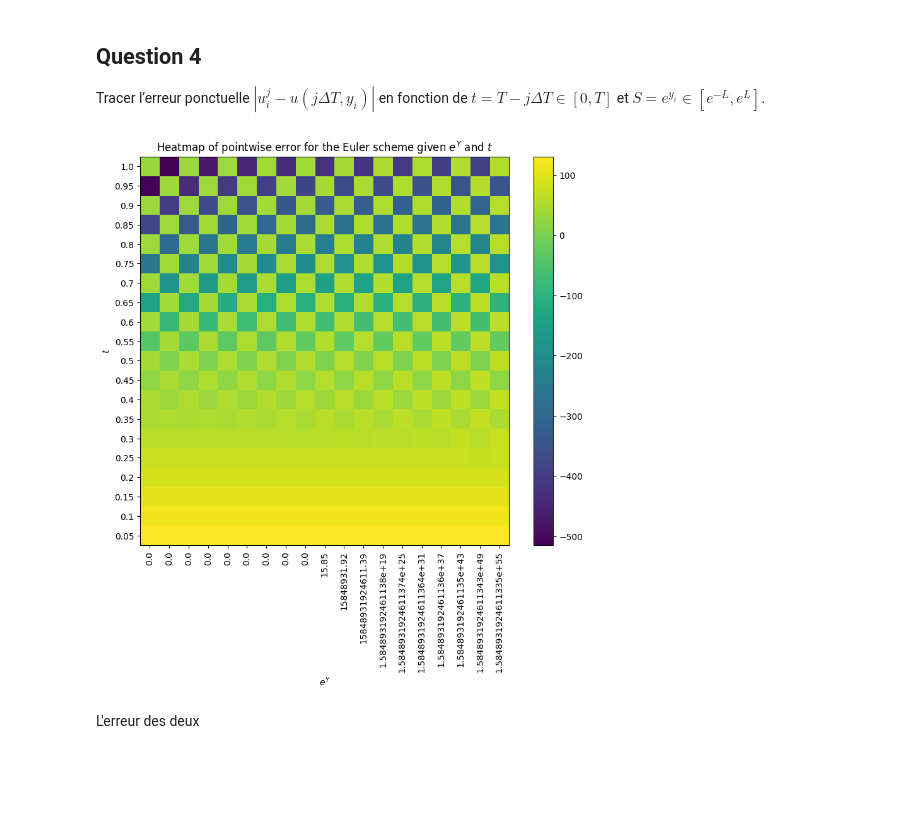
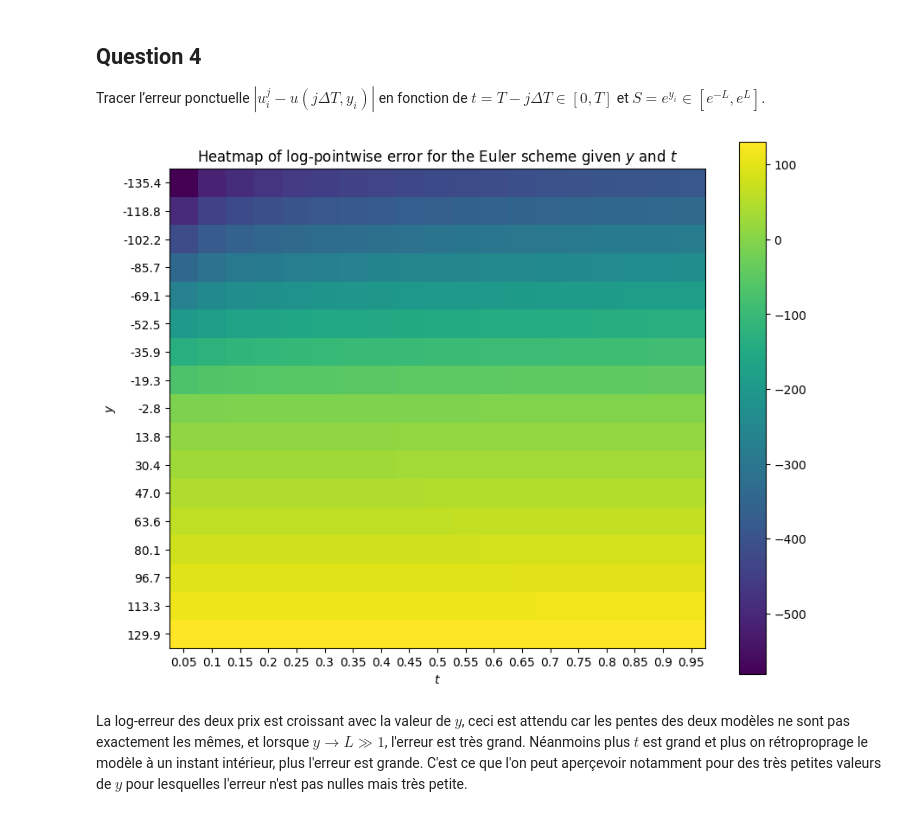
Before and after one commit to kerrianlc/stochastic-proc-fin, a Jupyter notebook: MSF-QIV-LC-M.ipynb, the cells around one changed output. Drawn from its saved outputs; the diff is of its cells as text; code cells hidden in the pictures; blank space fills up the shorter version.

```diff
--- a/MSF-QIV-LC-M.ipynb
+++ b/MSF-QIV-LC-M.ipynb
@@ -58,7 +58,11 @@ def A_matrix(N):
     a = 0.5 * (sigma / h) ** 2 - (r - (sigma**2) / 2) / (2 * h)
     b = -r - (sigma / h) ** 2
     c = 0.5 * (sigma / h) ** 2 + (r - (sigma**2) / 2) / (2 * h)
-    A = a * np.eye(N - 1, k=-1) + b * np.eye(N - 1) + c * np.eye(N - 1, k=1)
+    A = (
+        a * np.diag(np.ones(N - 2), -1)
+        + b * np.diag(np.ones(N - 1))
+        + c * np.diag(np.ones(N - 2), 1)
+    )
 
     return A, c, h
 # %%
@@ -270,32 +274,33 @@ def pointwise_error(N, M):
                 T - j * delta_T,
                 r,
                 sigma,
-            )
+            )[:, np.newaxis]
             for j in range(0, M)
-        ]
-    ).reshape(N - 1, M)
+        ],
+        axis=1
+    )
     return (
         np.log(
             np.abs(
-                Uij[1 :: N // 20, :: M // 20] - Ubs[1 :: N // 20, :: M // 20]
+                Uij[1 :: N // 15, :: M // 20] - Ubs[1 :: N // 15, :: M // 20]
             )
         ),
-        y[:: N // 20],
-        np.arange(T, 0, -T / 20),
+        y[:: N // 15],
+        np.arange(0, T, T / 20),
     )
 # %%
 errors, x_range, T_range = pointwise_error(N, M)
 plt.figure(figsize=(10, 8))
 
 plt.imshow(errors[:,1:], cmap="viridis")
 plt.colorbar()
-plt.xticks(ticks=np.arange(len(x_range) - 1), labels=np.round(np.exp(x_range[1:]), 2), rotation=90)
-plt.yticks(ticks=np.arange(len(T_range)), labels=np.round(T_range, 2))
-plt.title("Heatmap of pointwise error for the Euler scheme given $e^Y$ and $t$")
-plt.xlabel("$e^Y$")
-plt.ylabel("$t$")
+plt.yticks(ticks=np.arange(len(x_range)), labels=np.round(x_range, 1))
+plt.xticks(ticks=np.arange(len(T_range) - 1), labels=np.round(T_range[1:], 2))
+plt.title("Heatmap of log-pointwise error for the Euler scheme given $y$ and $t$")
+plt.ylabel("$y$")
+plt.xlabel("$t$")
 plt.show()
 # %% [output]
-[figure, old version]
+[figure, new version]
 # %% [markdown]
-L'erreur des deux
+La log-erreur des deux prix est croissant avec la valeur de $y$, ceci est attendu car les pentes des deux modèles ne sont pas exactement les mêmes, et lorsque $y\rightarrow L\gg 1$, l'erreur est très grand. Néanmoins plus $t$ est grand et plus on rétroproprage le modèle à un instant intérieur, plus l'erreur est grande. C'est ce que l'on peut aperçevoir notamment pour des très petites valeurs de $y$ pour lesquelles l'erreur n'est pas nulles mais très petite.
```
Also changed, not shown: parts of 2 cells of this notebook.
